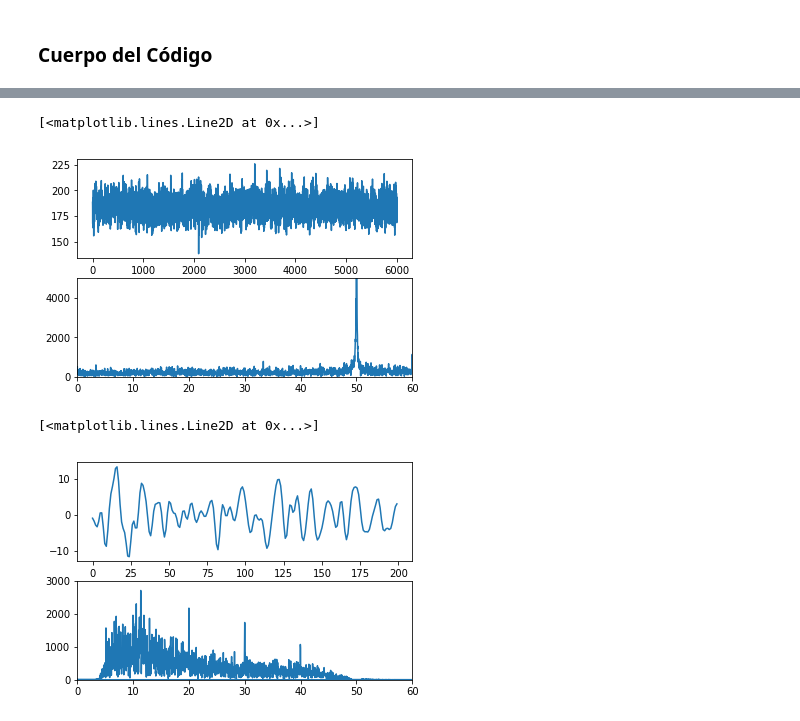
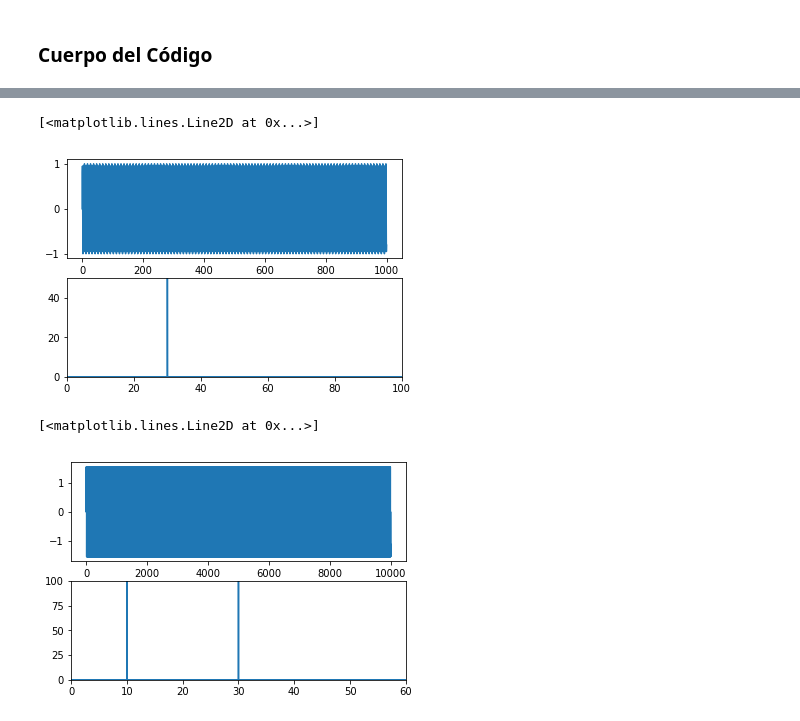
Before and after one commit to lopezjuanma96/PiDJm, a Jupyter notebook: ProcEEGingV.ipynb, the cells around one changed output, grey strips where cells are left out. Saved outputs shown, nothing was run; the diff lists cells and outputs as text; code cells hidden in the pictures.

```diff
--- a/ProcEEGingV.ipynb
+++ b/ProcEEGingV.ipynb
@@ -483,30 +533,31 @@ Insert Subsample Frequency (Insert 200 for no Subsampling): 200
 # %%
-fr1 = np.fft.fftfreq(6000, d = 1/200)
-tf1 = np.fft.fftshift(abs(np.fft.fft(X_mneRaw.get_data()[0,72000:78000])))
+fr1 = np.fft.fftfreq(10000, d = 0.005)
+tf1 = abs(np.fft.fft(X_mneRaw.get_data()[1,0:10000], norm = "ortho"))
 
 plt.subplot(211)
-plt.plot(X_mneRaw.get_data()[0,72000:78000])
+plt.plot(np.arange(0,1000,0.5), X_mneRaw.get_data()[1,0:2000])
 
 plt.subplot(212)
-plt.xlim((0,60))
-plt.ylim((0,5000))
+plt.xlim((0,100))
+plt.ylim((0,50))
 plt.plot(fr1, tf1)
 # %% [output]
 [<matplotlib.lines.Line2D at 0x...>]
-[figure, old version]
+[figure, new version]
 # %%
-fr2 = np.fft.fftfreq(6000, d = 1/200)
-tf2 = abs(np.fft.fft(X_mneProc.get_data()[0,72000:78000]))
+combinacion = X_mneRaw.get_data()[0,0:10000] + X_mneRaw.get_data()[1,0:10000]
+fr2 = np.fft.fftfreq(10000, d = 1/200)
+tf2 = abs(np.fft.fft(combinacion[:]))
 
 plt.subplot(211)
-plt.plot(X_mneProc.get_data()[0,72000:72200])
+plt.plot(combinacion[:])
 
 plt.subplot(212)
 plt.xlim((0,60))
-plt.ylim((0,3000))
+plt.ylim((0,100))
 plt.plot(fr2, tf2)
 # %% [output]
 [<matplotlib.lines.Line2D at 0x...>]
-[figure, old version]
+[figure, new version]
 # %%
 X_mneProc.plot(duration = 1.0, start = 360.0, n_channels = 1, scalings = dict(eeg=20))
```
Also changed, not shown: parts of 7 cells of this notebook.
